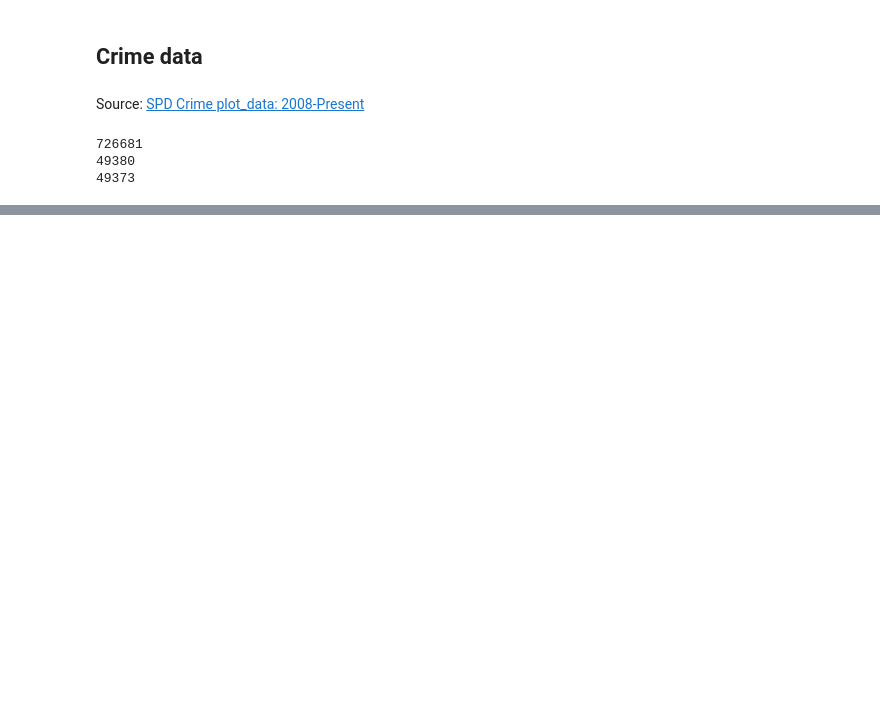
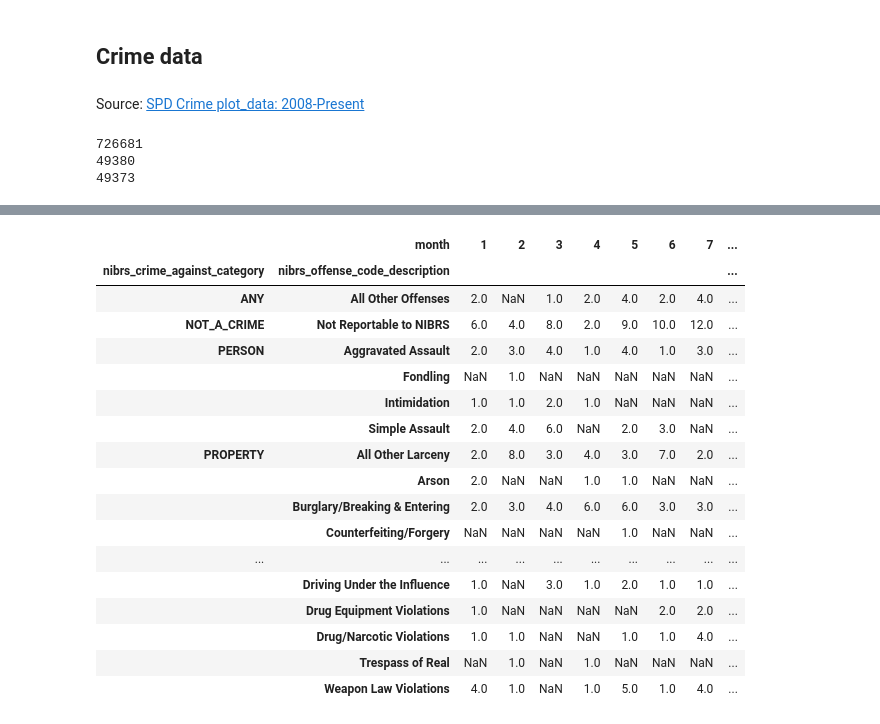
Before and after one commit to mvilla1859/GeoPandas_Basics_20250514, a Jupyter notebook: seattle/aurora.ipynb, the cells around one changed output, grey strips where cells are left out. Cells and saved outputs as stored; diff of their text form; code cells hidden in the pictures; blank space fills up the shorter version.

```diff
--- a/seattle/aurora.ipynb
+++ b/seattle/aurora.ipynb
@@ -112,0 +116,32 @@ table
+# %%
+table = (
+    crime_in_area
+     .pivot_table(index=["nibrs_crime_against_category", "nibrs_offense_code_description"],
+                  columns="month",
+                  values="report_number",
+                  aggfunc="nunique"
+                 )
+)
+
+table.to_csv("~/Downloads/aurora_square_crimes_nibrs.csv")
+! open ~/Downloads/aurora_square_crimes_nibrs.csv
+table
+# %% [output]
+|  | month | 1 | 2 | 3 | 4 | 5 | 6 | 7 | ... |
+| nibrs_crime_against_category | nibrs_offense_code_description |  |  |  |  |  |  |  | ... |
+| ANY | All Other Offenses | 2.0 | NaN | 1.0 | 2.0 | 4.0 | 2.0 | 4.0 | ... |
+| NOT_A_CRIME | Not Reportable to NIBRS | 6.0 | 4.0 | 8.0 | 2.0 | 9.0 | 10.0 | 12.0 | ... |
+| PERSON | Aggravated Assault | 2.0 | 3.0 | 4.0 | 1.0 | 4.0 | 1.0 | 3.0 | ... |
+|  | Fondling | NaN | 1.0 | NaN | NaN | NaN | NaN | NaN | ... |
+|  | Intimidation | 1.0 | 1.0 | 2.0 | 1.0 | NaN | NaN | NaN | ... |
+|  | Simple Assault | 2.0 | 4.0 | 6.0 | NaN | 2.0 | 3.0 | NaN | ... |
+| PROPERTY | All Other Larceny | 2.0 | 8.0 | 3.0 | 4.0 | 3.0 | 7.0 | 2.0 | ... |
+|  | Arson | 2.0 | NaN | NaN | 1.0 | 1.0 | NaN | NaN | ... |
+|  | Burglary/Breaking & Entering | 2.0 | 3.0 | 4.0 | 6.0 | 6.0 | 3.0 | 3.0 | ... |
+|  | Counterfeiting/Forgery | NaN | NaN | NaN | NaN | 1.0 | NaN | NaN | ... |
+| ... | ... | ... | ... | ... | ... | ... | ... | ... | ... |
+|  | Driving Under the Influence | 1.0 | NaN | 3.0 | 1.0 | 2.0 | 1.0 | 1.0 | ... |
+|  | Drug Equipment Violations | 1.0 | NaN | NaN | NaN | NaN | 2.0 | 2.0 | ... |
+|  | Drug/Narcotic Violations | 1.0 | 1.0 | NaN | NaN | 1.0 | 1.0 | 4.0 | ... |
+|  | Trespass of Real | NaN | 1.0 | NaN | 1.0 | NaN | NaN | NaN | ... |
+|  | Weapon Law Violations | 4.0 | 1.0 | NaN | 1.0 | 5.0 | 1.0 | 4.0 | ... |
```
Also changed, not shown: parts of 2 cells of this notebook, 1 other file.
